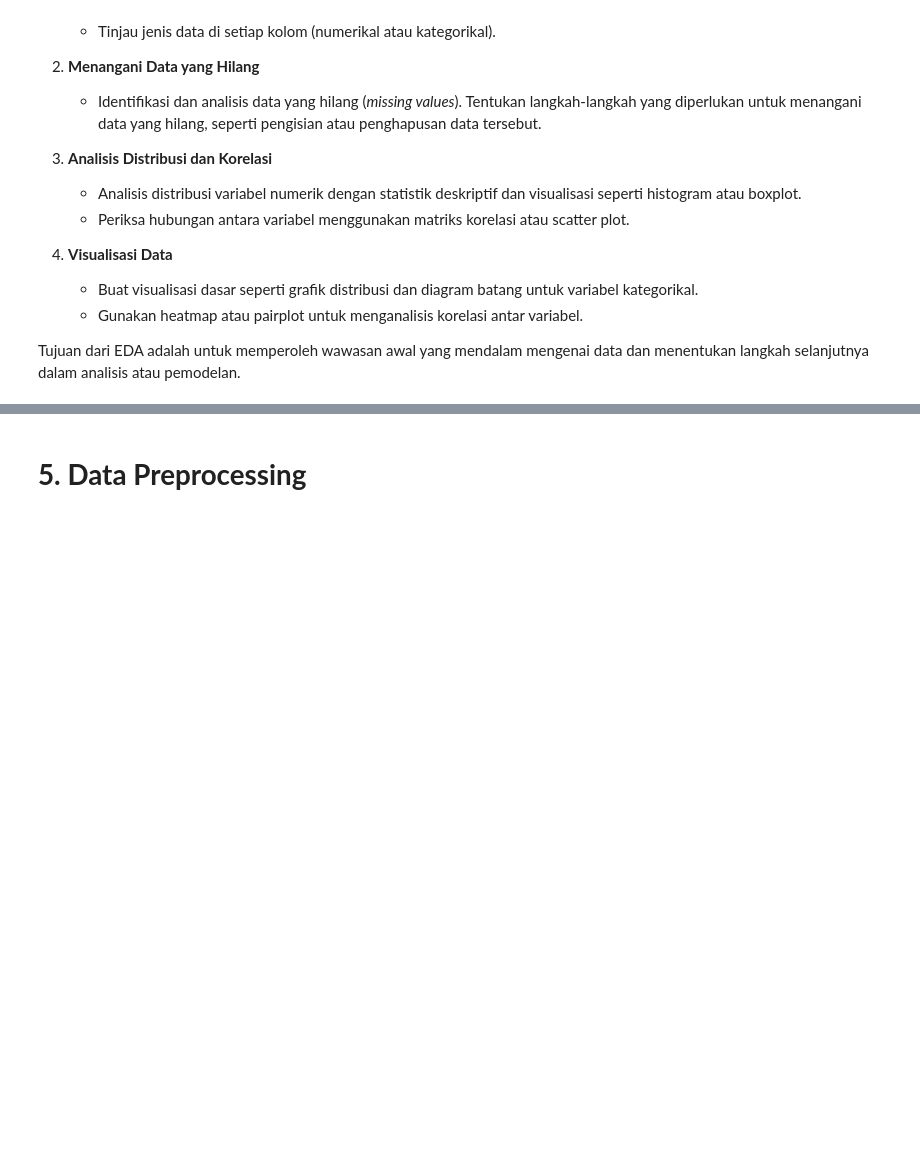
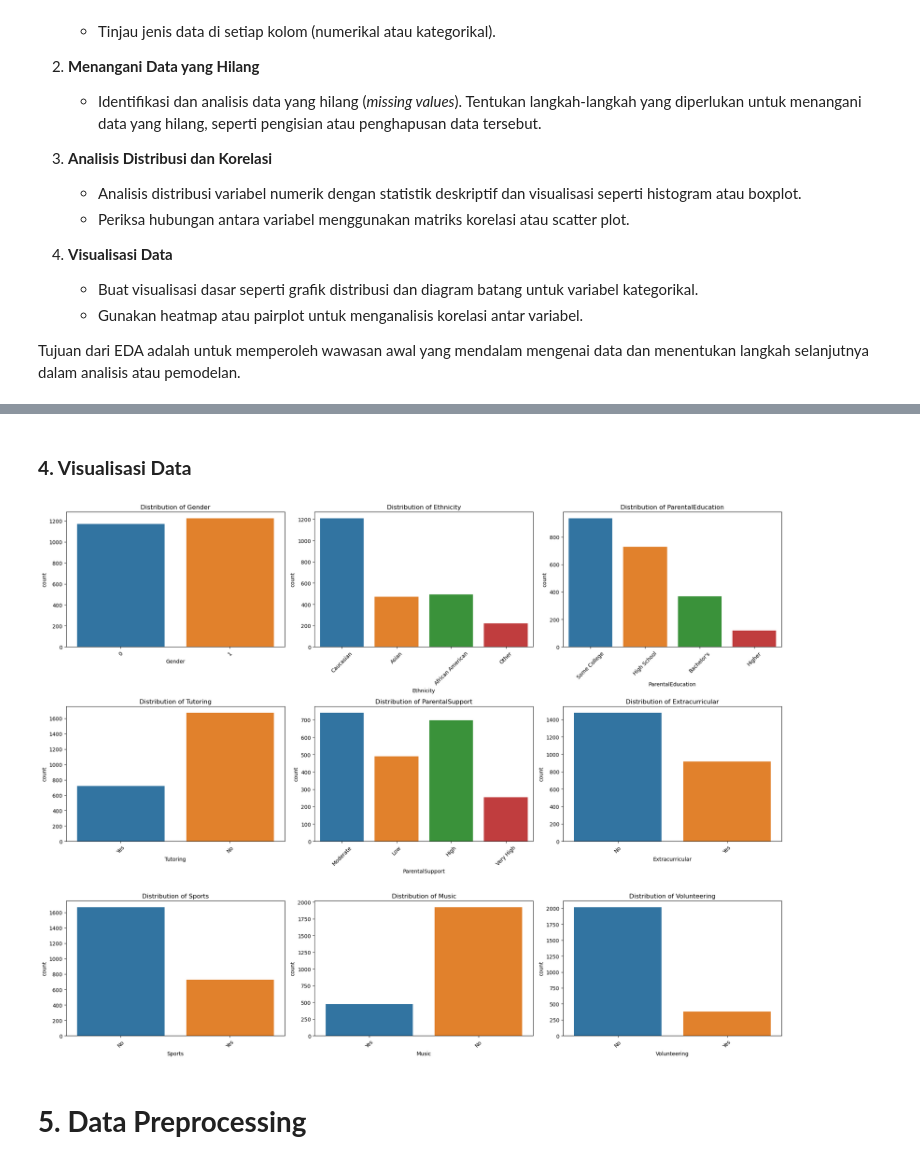
Before and after one commit to daaffalbari/submission-ml, a Jupyter notebook: [Clustering]_Submission_Akhir_BMLP_Daffa_Albari.ipynb, the cells around one changed output, grey strips where cells are left out. Saved outputs shown, nothing was run; the diff lists cells and outputs as text; code cells hidden in the pictures; blank space fills up the shorter version.

```diff
--- a/[Clustering]_Submission_Akhir_BMLP_Daffa_Albari.ipynb
+++ b/[Clustering]_Submission_Akhir_BMLP_Daffa_Albari.ipynb
@@ -61,3 +338,19 @@ Tujuan dari EDA adalah untuk memperoleh wawasan awal yang mendalam mengenai data
+# %% [markdown]
+### **4. Visualisasi Data**
+# %%
+# Visualisasi distribusi untuk variabel kategorikal
+categorical_columns = ['Gender', 'Ethnicity', 'ParentalEducation', 'Tutoring', 'ParentalSupport', 'Extracurricular', 'Sports', 'Music', 'Volunteering']
+
+plt.figure(figsize=(20, 15))
+for i, column in enumerate(categorical_columns, 1):
+    plt.subplot(3, 3, i)
+    sns.countplot(data=df, x=column)
+    plt.title(f'Distribution of {column}')
+    plt.xticks(rotation=45)
+plt.tight_layout()
+plt.show()
+# %% [output]
+[figure, added]
 # %% [markdown]
 # **5. Data Preprocessing**
 # %% [markdown]
```
Also changed, not shown: parts of 26 cells of this notebook, 3 other files.
